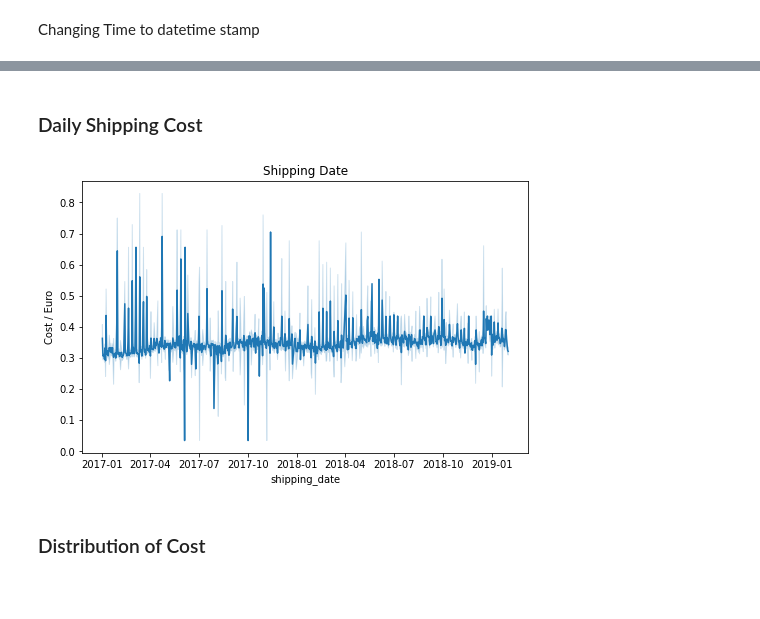
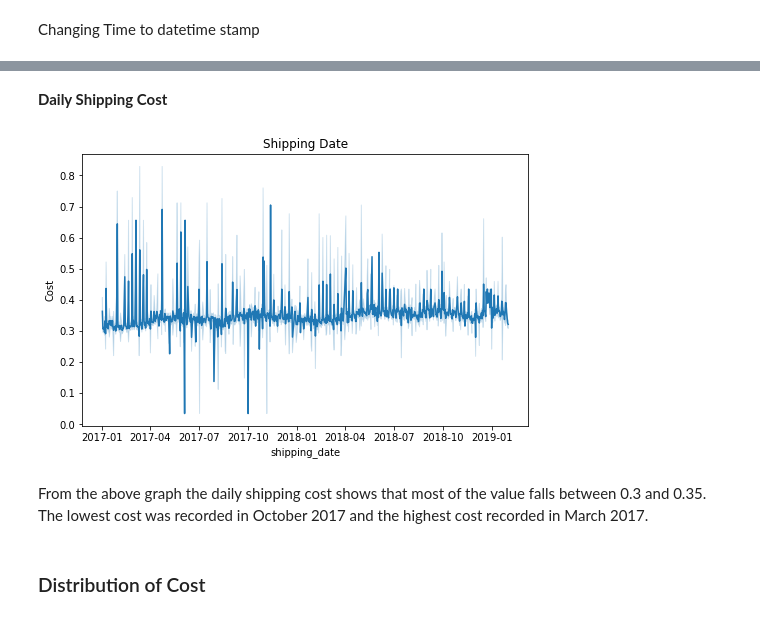
Before and after one commit to aanysofia/Cost-Prediction, a Jupyter notebook: ML_Cost_Prediction.ipynb, the cells around one changed output, grey strips where cells are left out. Drawn from its saved outputs; the diff is of its cells as text; code cells hidden in the pictures; blank space fills up the shorter version.

```diff
--- a/ML_Cost_Prediction.ipynb
+++ b/ML_Cost_Prediction.ipynb
@@ -166,11 +208,13 @@ Text(0.5, 1.0, 'Correlation heat map')
 # %% [markdown]
-### Daily Shipping Cost
+**Daily Shipping Cost**
 # %%
 fig, ax = plt.subplots()
 sns.lineplot(x=df_train['shipping_date'], y=df_train['cost'] , data=df_train, ax=ax)
-ax.set(title='Shipping Date', ylabel=r'Cost / Euro');
+ax.set(title='Shipping Date', ylabel=r'Cost');
 # %% [output]
-[figure, old version]
+[figure, new version]
+# %% [markdown]
+From the above graph the daily shipping cost shows that most of the value falls between 0.3 and 0.35. The lowest cost was recorded in October 2017 and the highest cost recorded in March 2017.
 # %% [markdown]
 ### Distribution of Cost
 # %%
```
Also changed, not shown: parts of 54 cells of this notebook.
